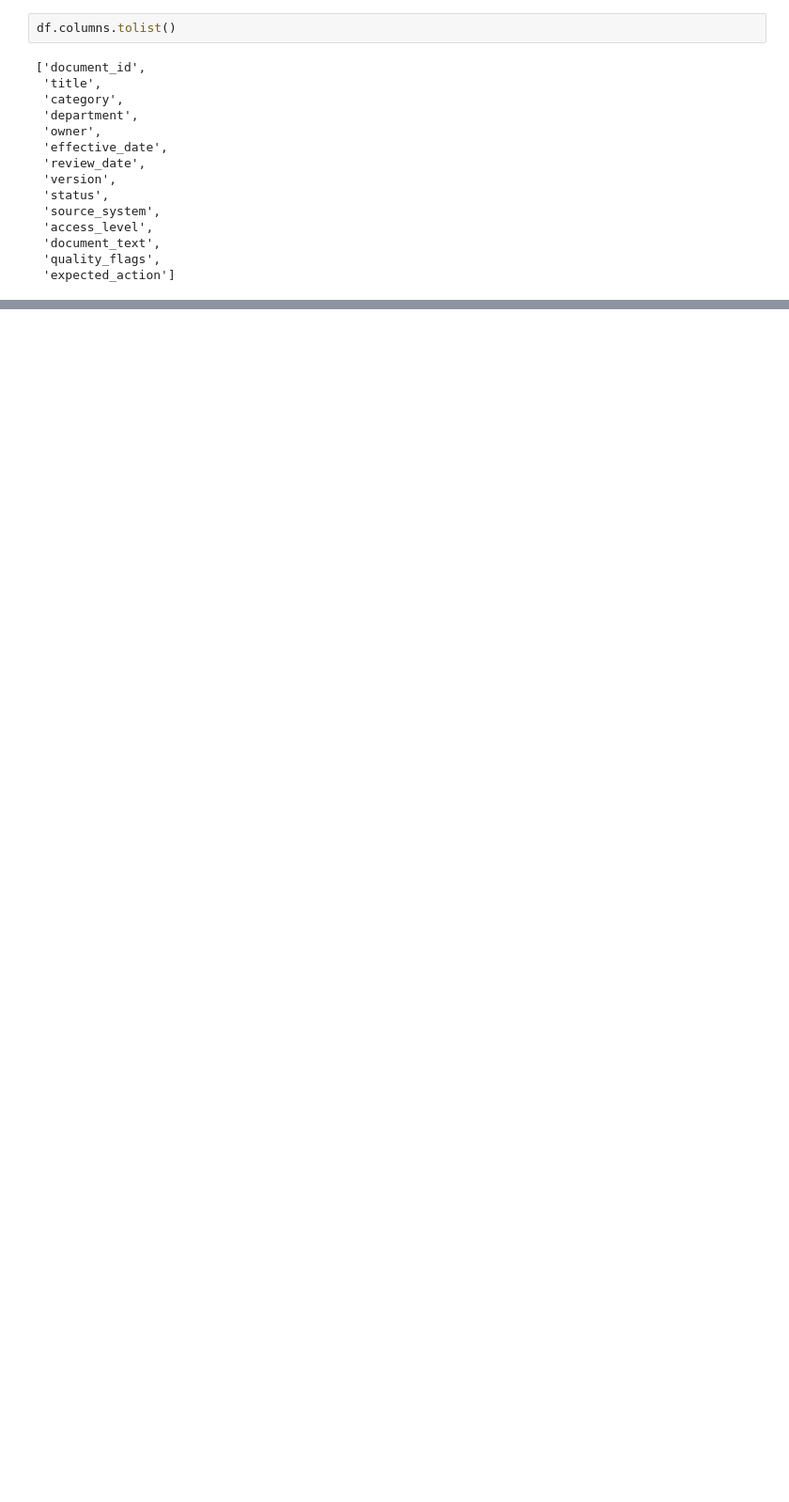
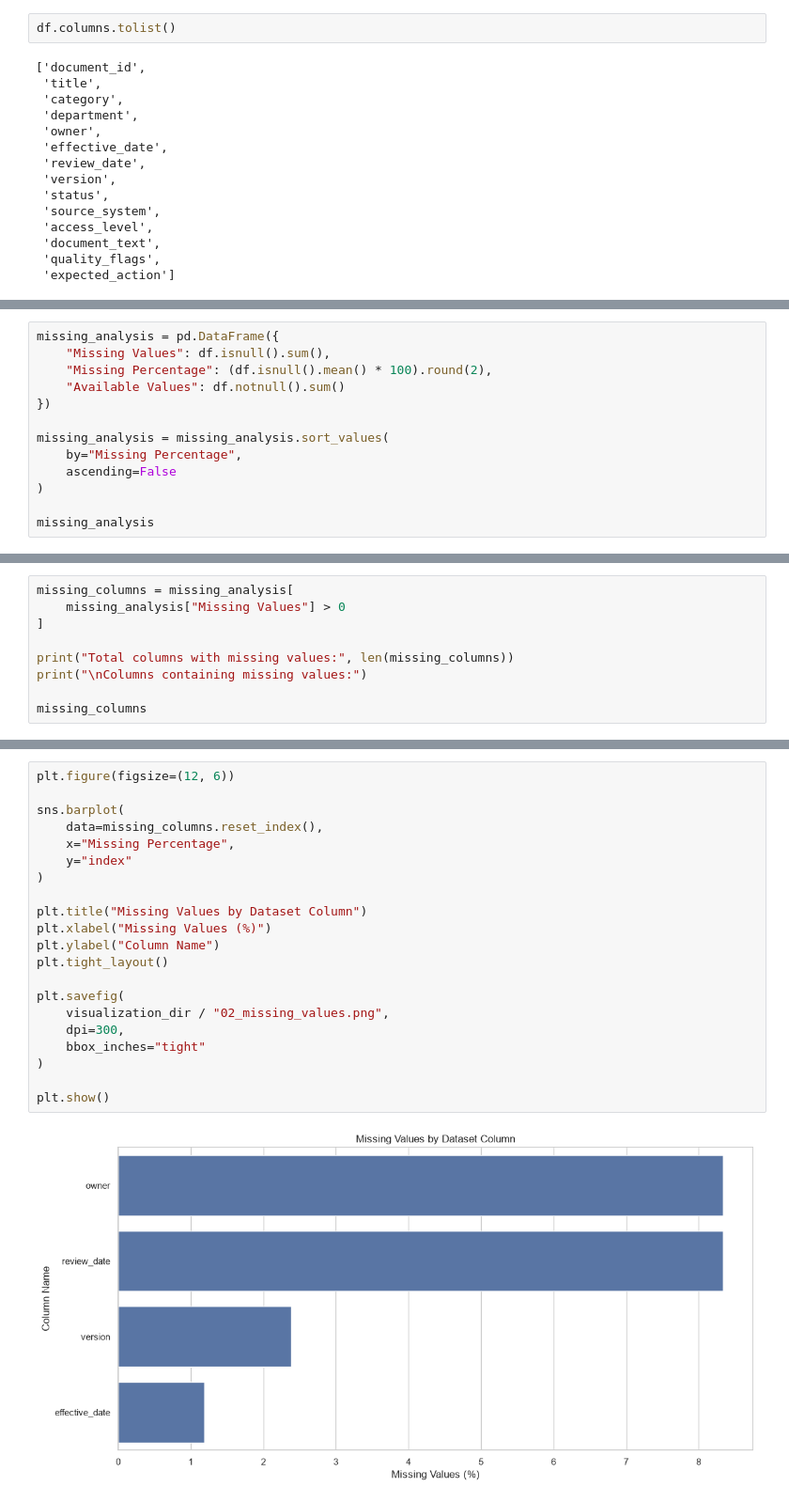
Before and after one commit to anurag-insights/RAG-Based-AI-Document-Assistant-, a Jupyter notebook: notebooks/01_EDA.ipynb, the cells around one changed output, grey strips where cells are left out. Shown at 94% size. Saved outputs shown, nothing was run; the diff lists cells and outputs as text; blank space fills up the shorter version.

```diff
--- a/notebooks/01_EDA.ipynb
+++ b/notebooks/01_EDA.ipynb
@@ -148,0 +291,13 @@ df.columns.tolist()
+# %%
+missing_analysis = pd.DataFrame({
+    "Missing Values": df.isnull().sum(),
+    "Missing Percentage": (df.isnull().mean() * 100).round(2),
+    "Available Values": df.notnull().sum()
+})
+
+missing_analysis = missing_analysis.sort_values(
+    by="Missing Percentage",
+    ascending=False
+)
+
+missing_analysis
@@ -148,0 +320,9 @@ df.columns.tolist()
+# %%
+missing_columns = missing_analysis[
+    missing_analysis["Missing Values"] > 0
+]
+
+print("Total columns with missing values:", len(missing_columns))
+print("\nColumns containing missing values:")
+
+missing_columns
@@ -148,0 +351,23 @@ df.columns.tolist()
+# %%
+plt.figure(figsize=(12, 6))
+
+sns.barplot(
+    data=missing_columns.reset_index(),
+    x="Missing Percentage",
+    y="index"
+)
+
+plt.title("Missing Values by Dataset Column")
+plt.xlabel("Missing Values (%)")
+plt.ylabel("Column Name")
+plt.tight_layout()
+
+plt.savefig(
+    visualization_dir / "02_missing_values.png",
+    dpi=300,
+    bbox_inches="tight"
+)
+
+plt.show()
+# %% [output]
+[figure, added]
```
Also changed, not shown: parts of 13 cells of this notebook.
